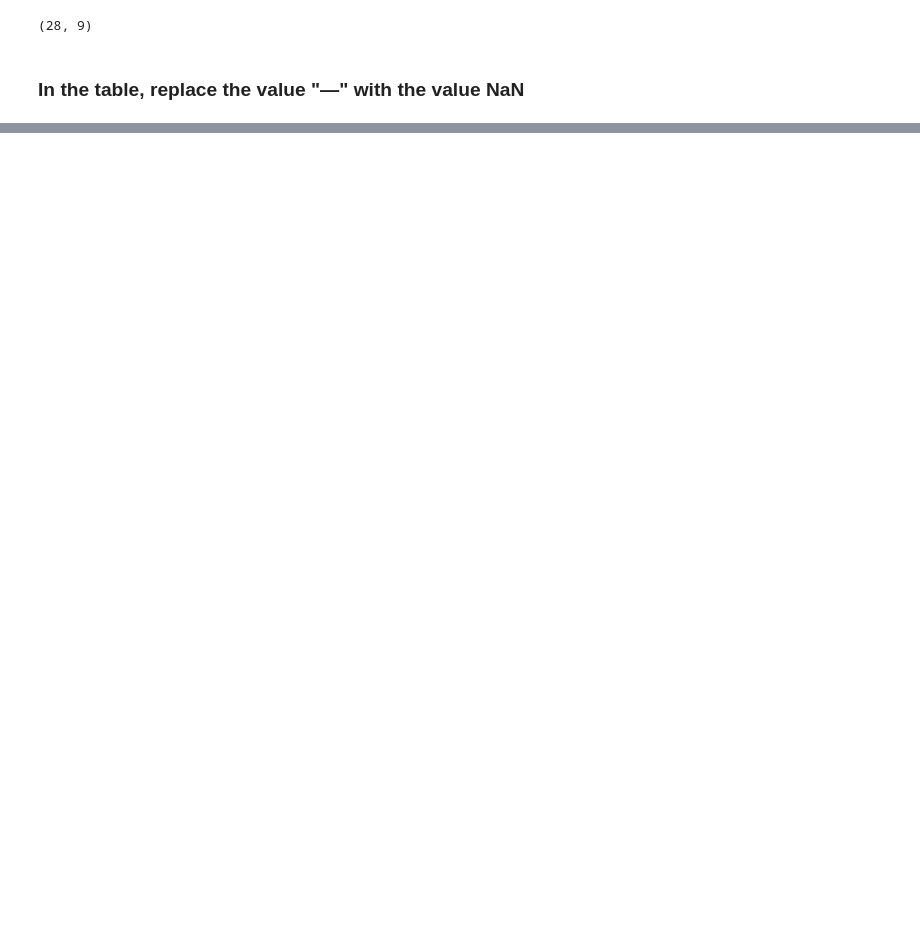
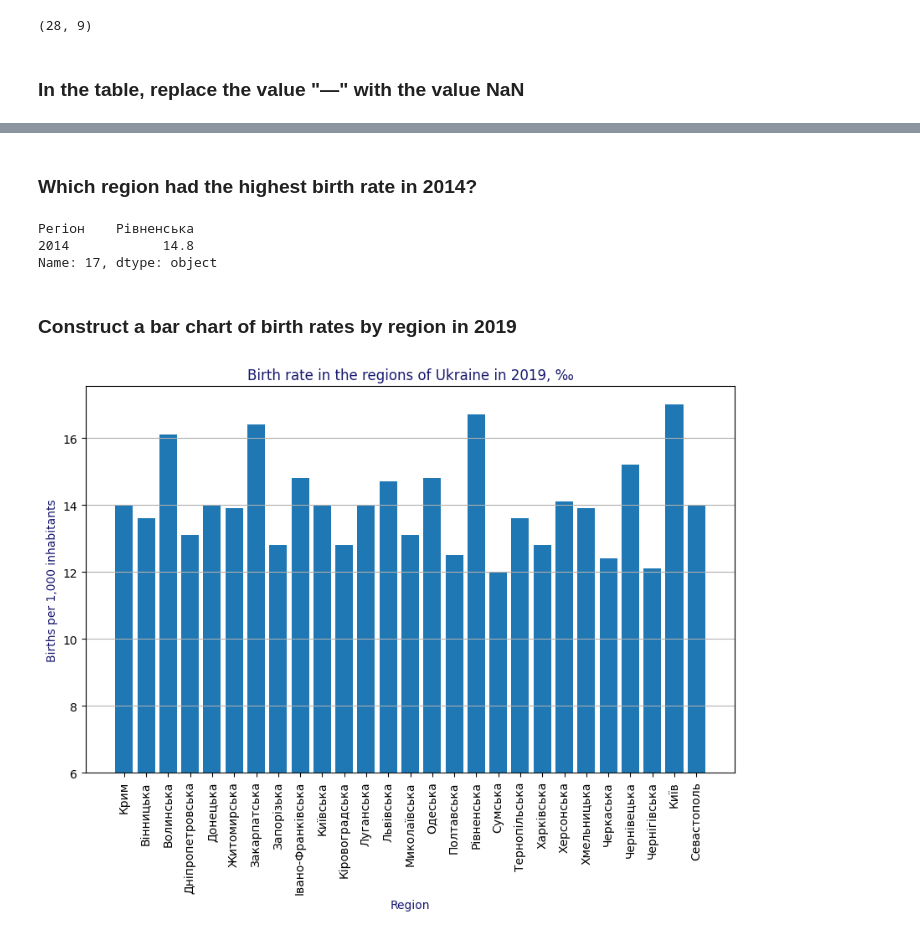
Before and after one commit to Matajur/Python-Data, a Jupyter notebook: homework_02/Hw2.1.ipynb, the cells around one changed output, grey strips where cells are left out. Drawn from its saved outputs; the diff is of its cells as text; code cells hidden in the pictures; blank space fills up the shorter version.

```diff
--- a/homework_02/Hw2.1.ipynb
+++ b/homework_02/Hw2.1.ipynb
@@ -67,0 +78,3 @@ ValueError: could not convert string to float: '23,0'
+# %%
+df[["2014", "2019"]] = df[["2014", "2019"]].apply(pd.to_numeric)
+df.dtypes
@@ -67,0 +110,3 @@ ValueError: could not convert string to float: '23,0'
+# %%
+df.drop(df.tail(1).index, inplace=True)
+df.tail()
@@ -67,0 +122,3 @@ ValueError: could not convert string to float: '23,0'
+# %%
+df.fillna(df.mean(numeric_only=True), inplace=True)
+print(df)
@@ -67,0 +158,22 @@ ValueError: could not convert string to float: '23,0'
+# %% [markdown]
+### Which region had the highest birth rate in 2014?
+# %%
+df.loc[df["2014"].idxmax(), ["Регіон", "2014"]]
+# %% [output]
+Регіон    Рівненська
+2014            14.8
+Name: 17, dtype: object
+# %% [markdown]
+### Construct a bar chart of birth rates by region in 2019
+# %%
+data = df[["Регіон", "2019"]]
+plt.figure(figsize=(10, 6))
+plt.bar(df["Регіон"], df["2019"], bottom=6)
+plt.xlabel("Region", fontsize="medium", color="midnightblue")
+plt.ylabel("Births per 1,000 inhabitants", fontsize="medium", color="midnightblue")
+plt.title("Birth rate in the regions of Ukraine in 2019, ‰", fontsize="large", color="midnightblue")
+plt.xticks(rotation = 90)
+plt.grid(axis="y")
+plt.show()
+# %% [output]
+[figure, added]
```
Also changed, not shown: parts of 17 cells of this notebook, 2 other files.
